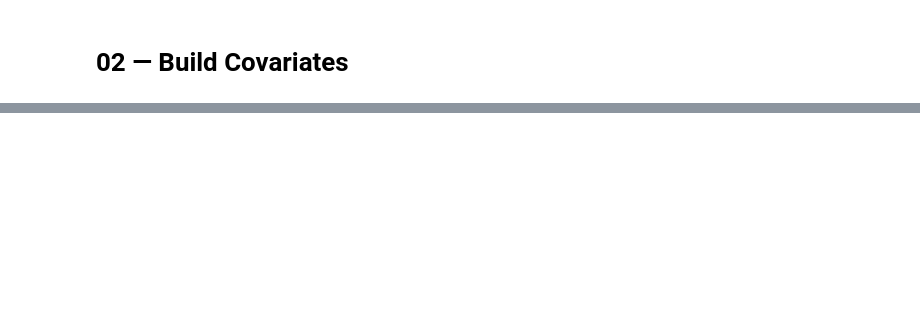
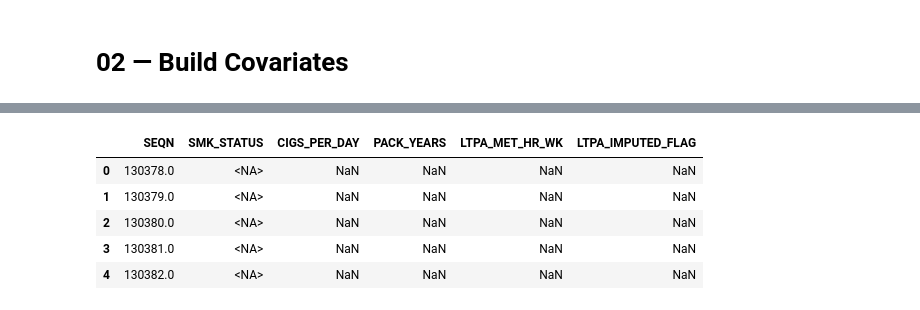
Before and after one commit to amydsy/sdoh-mediation-analysis, a Jupyter notebook: 02_build_covariates.ipynb, the cells around one changed output, grey strips where cells are left out. Cells and saved outputs as stored; diff of their text form; code cells hidden in the pictures; blank space fills up the shorter version.

```diff
--- a/02_build_covariates.ipynb
+++ b/02_build_covariates.ipynb
@@ -7,0 +1374,90 @@ Run first cell:
+# %%
+from pathlib import Path
+import pandas as pd
+import numpy as np
+
+ROOT = Path("/Users/dengshuyue/Desktop/SDOH/analysis")
+INTERIM = ROOT / "interim"
+OUT = ROOT / "out"
+INTERIM.mkdir(parents=True, exist_ok=True)
+OUT.mkdir(parents=True, exist_ok=True)
+
+# ------------------
+# 1) Smoking mapping
+# ------------------
+smk_csv = ROOT / "data" / "cov" / "smk_9918.csv"
+smk = pd.read_csv(smk_csv, low_memory=False)
+smk.columns = [c.upper() for c in smk.columns]  # ['UNNAMED: 0','SEQN','SMK','SMK_YR','PACK','PACK_YR','SMK_AVG']
+
+out_smk = pd.DataFrame({"SEQN": smk["SEQN"]})
+
+# CIGS_PER_DAY from SMK_AVG (cigs/day)
+out_smk["CIGS_PER_DAY"] = pd.to_numeric(smk.get("SMK_AVG"), errors="coerce")
+
+# PACK_YEARS from PACK_YR
+out_smk["PACK_YEARS"] = pd.to_numeric(smk.get("PACK_YR"), errors="coerce")
+
+# SMK_STATUS from SMK (numeric coding: 1=NEVER, 2=FORMER, 3=CURRENT)
+map_num = {1: "NEVER", 2: "FORMER", 3: "CURRENT"}
+s = pd.to_numeric(smk.get("SMK"), errors="coerce").map(map_num)
+out_smk["SMK_STATUS"] = s.astype("string")
+
+# FORMER_SMOKER (handle NA → False)
+out_smk["FORMER_SMOKER"] = out_smk["SMK_STATUS"].eq("FORMER").fillna(False).astype("int8")
+
+# Save standardized smoking parquet for the builder
+(out_smk[["SEQN","SMK_STATUS","CIGS_PER_DAY","PACK_YEARS","FORMER_SMOKER"]]
+ .to_parquet(INTERIM / "smk_9918.parquet", index=False))
+print("✓ Standardized Smoking →", INTERIM / "smk_9918.parquet")
+
+# Quick sanity
+print("SMK (raw) value counts:")
+print(smk["SMK"].value_counts(dropna=False).head(10))
+print("\nSMK_STATUS (mapped) value counts:")
+print(out_smk["SMK_STATUS"].value_counts(dropna=False).head(10))
+
+
+# -----------------------------
+# 2) Physical activity mapping
+# -----------------------------
+# Your PA columns: ['SEQN','sddsrvyr','ltpa', ... 'imp']
+pa_csv = ROOT / "data" / "cov" / "totalpa_9918_imputed.csv"
+pa = pd.read_csv(pa_csv, low_memory=False)
+pa.columns = [c.upper() for c in pa.columns]  # includes 'LTPA' and 'IMP'
+
+out_pa = pd.DataFrame({"SEQN": pa["SEQN"]})
+out_pa["LTPA_MET_HR_WK"] = pd.to_numeric(pa.get("LTPA"), errors="coerce")
+out_pa["LTPA_IMPUTED_FLAG"] = pd.to_numeric(pa.get("IMP"), errors="coerce").fillna(0).astype("int8")
+
+out_pa.to_parquet(INTERIM / "totalpa_9918_imputed.parquet", index=False)
+print("✓ Standardized PA →", INTERIM / "totalpa_9918_imputed.parquet")
+
+
+# -----------------------------------------
+# 3) Point CONFIG to these standardized files
+# -----------------------------------------
+CONFIG.smk_9918 = INTERIM / "smk_9918.parquet"
+CONFIG.pa_9918_imputed = INTERIM / "totalpa_9918_imputed.parquet"
+
+# --------------------------------
+# 4) Rebuild SMK, PA, and the core
+# --------------------------------
+smk_res = build_smk(CONFIG)
+pa_res  = build_pa(CONFIG)
+core    = build_core(CONFIG)
+
+print("\nDone. Non-missing now (% non-NA):")
+def nonmiss(s): return float(1 - s.isna().mean())
+print({
+    "SMK_STATUS":     nonmiss(core["SMK_STATUS"]),
+    "CIGS_PER_DAY":   nonmiss(core["CIGS_PER_DAY"]),
+    "PACK_YEARS":     nonmiss(core["PACK_YEARS"]),
+    "LTPA_MET_HR_WK": nonmiss(core["LTPA_MET_HR_WK"]),
+})
+
+# (Optional) Peek a few rows
+try:
+    display(core[["SEQN","SMK_STATUS","CIGS_PER_DAY","PACK_YEARS","LTPA_MET_HR_WK","LTPA_IMPUTED_FLAG"]].head())
+except NameError:
+    print(core[["SEQN","SMK_STATUS","CIGS_PER_DAY","PACK_YEARS","LTPA_MET_HR_WK","LTPA_IMPUTED_FLAG"]].head())
+# %% [output]
@@ -7,0 +1484,6 @@ Run first cell:
+|  | SEQN | SMK_STATUS | CIGS_PER_DAY | PACK_YEARS | LTPA_MET_HR_WK | LTPA_IMPUTED_FLAG |
+| 0 | 130378.0 | <NA> | NaN | NaN | NaN | NaN |
+| 1 | 130379.0 | <NA> | NaN | NaN | NaN | NaN |
+| 2 | 130380.0 | <NA> | NaN | NaN | NaN | NaN |
+| 3 | 130381.0 | <NA> | NaN | NaN | NaN | NaN |
+| 4 | 130382.0 | <NA> | NaN | NaN | NaN | NaN |
```
Also changed, not shown: parts of 22 cells of this notebook, 3 other files.
